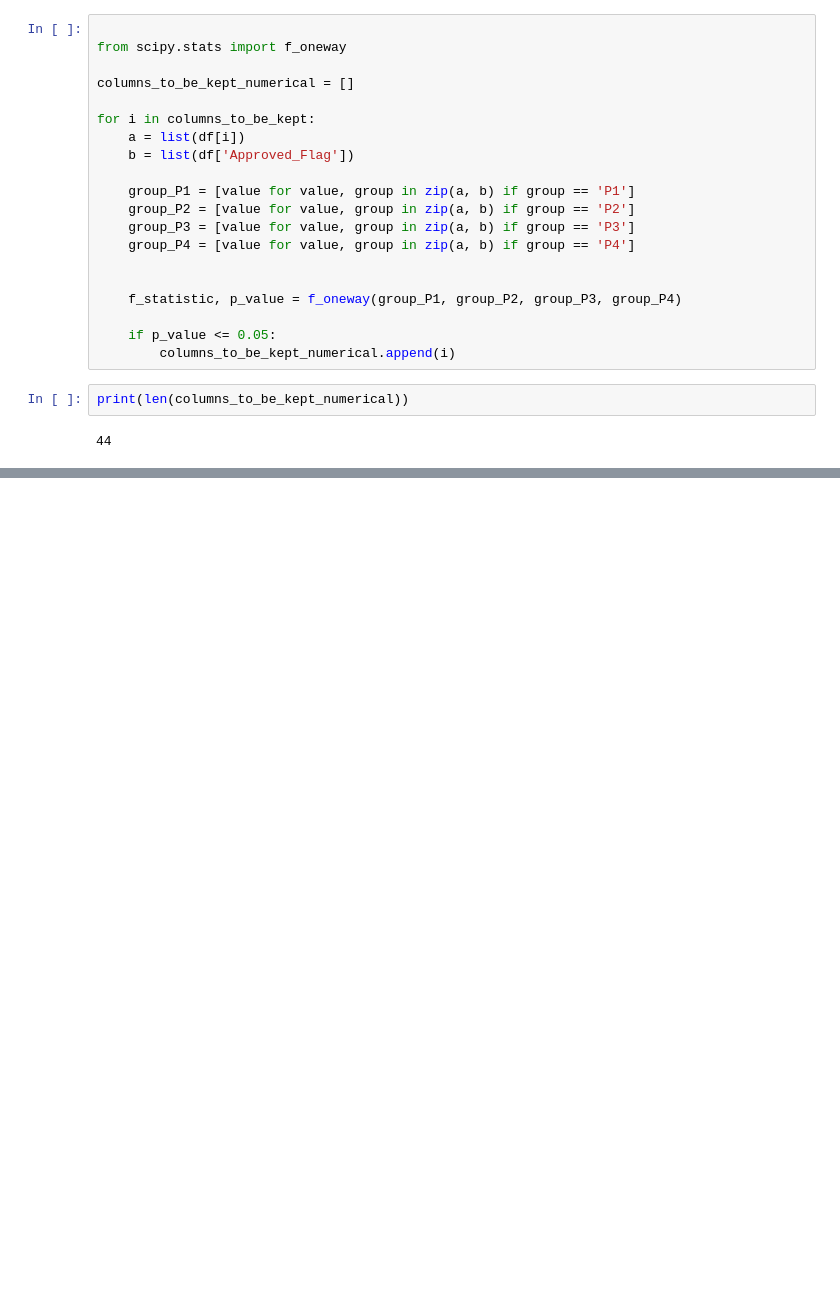
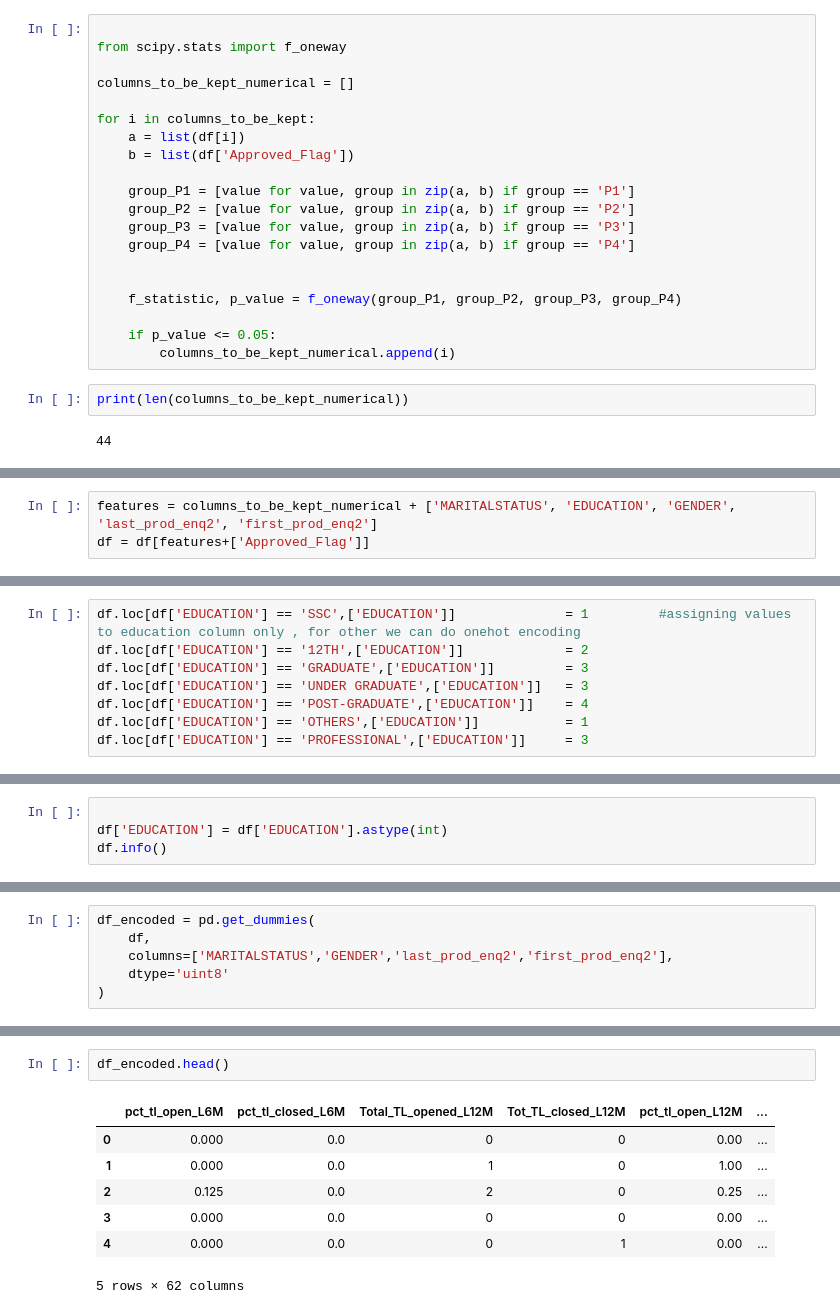
Before and after one commit to trimurtikumar/Credit-Risk-Modeling, a Jupyter notebook: credit_risk_modeling.ipynb, the cells around one changed output, grey strips where cells are left out. Drawn from its saved outputs; the diff is of its cells as text; blank space fills up the shorter version.

```diff
--- a/credit_risk_modeling.ipynb
+++ b/credit_risk_modeling.ipynb
@@ -203,0 +208,3 @@ print(len(columns_to_be_kept_numerical))
+# %%
+features = columns_to_be_kept_numerical + ['MARITALSTATUS', 'EDUCATION', 'GENDER', 'last_prod_enq2', 'first_prod_enq2']
+df = df[features+['Approved_Flag']]
@@ -203,0 +236,8 @@ print(len(columns_to_be_kept_numerical))
+# %%
+df.loc[df['EDUCATION'] == 'SSC',['EDUCATION']]              = 1         #assigning values to education column only , for other we can do onehot encoding
+df.loc[df['EDUCATION'] == '12TH',['EDUCATION']]             = 2
+df.loc[df['EDUCATION'] == 'GRADUATE',['EDUCATION']]         = 3
+df.loc[df['EDUCATION'] == 'UNDER GRADUATE',['EDUCATION']]   = 3
+df.loc[df['EDUCATION'] == 'POST-GRADUATE',['EDUCATION']]    = 4
+df.loc[df['EDUCATION'] == 'OTHERS',['EDUCATION']]           = 1
+df.loc[df['EDUCATION'] == 'PROFESSIONAL',['EDUCATION']]     = 3
@@ -203,0 +253,4 @@ print(len(columns_to_be_kept_numerical))
+# %%
+
+df['EDUCATION'] = df['EDUCATION'].astype(int)
+df.info()
@@ -203,0 +275,6 @@ print(len(columns_to_be_kept_numerical))
+# %%
+df_encoded = pd.get_dummies(
+    df,
+    columns=['MARITALSTATUS','GENDER','last_prod_enq2','first_prod_enq2'],
+    dtype='uint8'
+)
@@ -203,0 +302,10 @@ print(len(columns_to_be_kept_numerical))
+# %%
+df_encoded.head()
+# %% [output]
+|  | pct_tl_open_L6M | pct_tl_closed_L6M | Total_TL_opened_L12M | Tot_TL_closed_L12M | pct_tl_open_L12M | ... |
+| 0 | 0.000 | 0.0 | 0 | 0 | 0.00 | ... |
+| 1 | 0.000 | 0.0 | 1 | 0 | 1.00 | ... |
+| 2 | 0.125 | 0.0 | 2 | 0 | 0.25 | ... |
+| 3 | 0.000 | 0.0 | 0 | 0 | 0.00 | ... |
+| 4 | 0.000 | 0.0 | 0 | 1 | 0.00 | ... |
+5 rows × 62 columns
```
Also changed, not shown: parts of 10 cells of this notebook.
